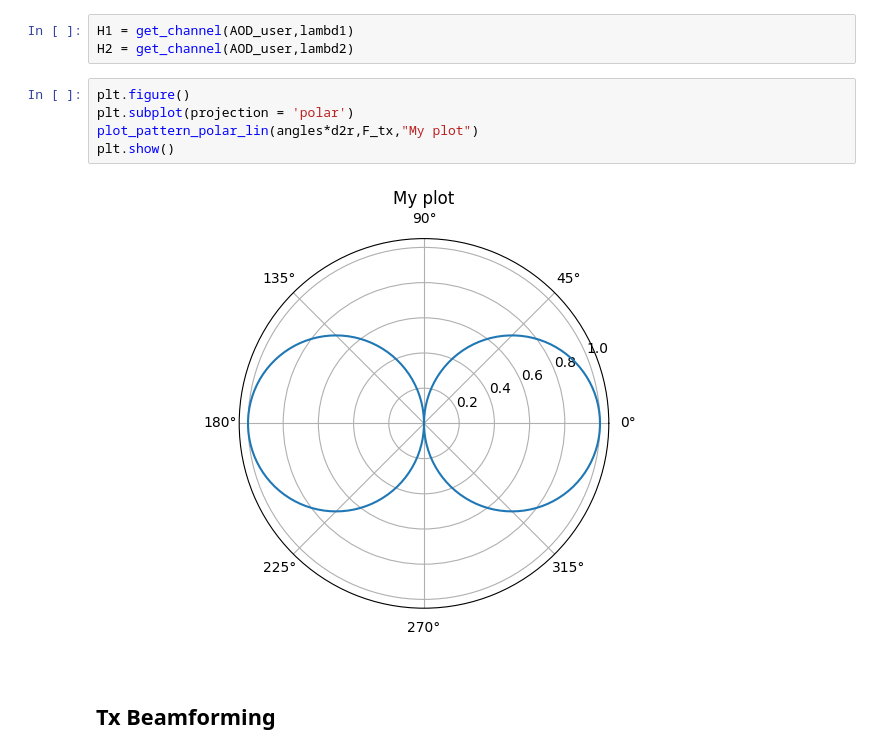
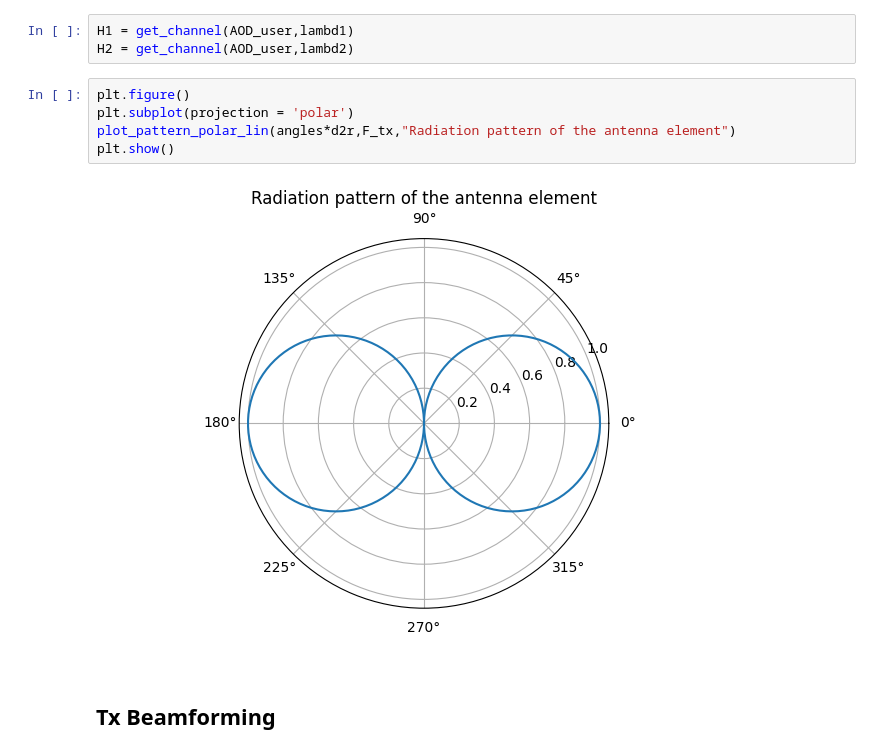
Before and after one commit to ladnlav/diploma, a Jupyter notebook: MM_ver_1_5.ipynb, the cells around one changed output. Cells and saved outputs as stored; diff of their text form.

```diff
--- a/MM_ver_1_5.ipynb
+++ b/MM_ver_1_5.ipynb
@@ -303,10 +304,10 @@ H2 = get_channel(AOD_user,lambd2)
 # %%
 plt.figure()
 plt.subplot(projection = 'polar')
-plot_pattern_polar_lin(angles*d2r,F_tx,"My plot")
+plot_pattern_polar_lin(angles*d2r,F_tx,"Radiation pattern of the antenna element")
 plt.show()
 # %% [output]
-[figure, old version]
+[figure, new version]
 # %% [markdown]
 ## Tx Beamforming
 # %%
```
Also changed, not shown: parts of 19 cells of this notebook.
